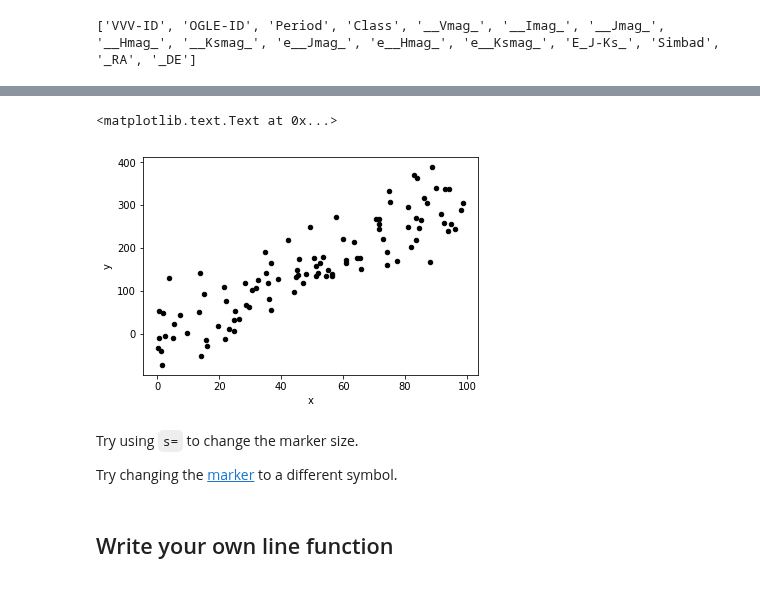
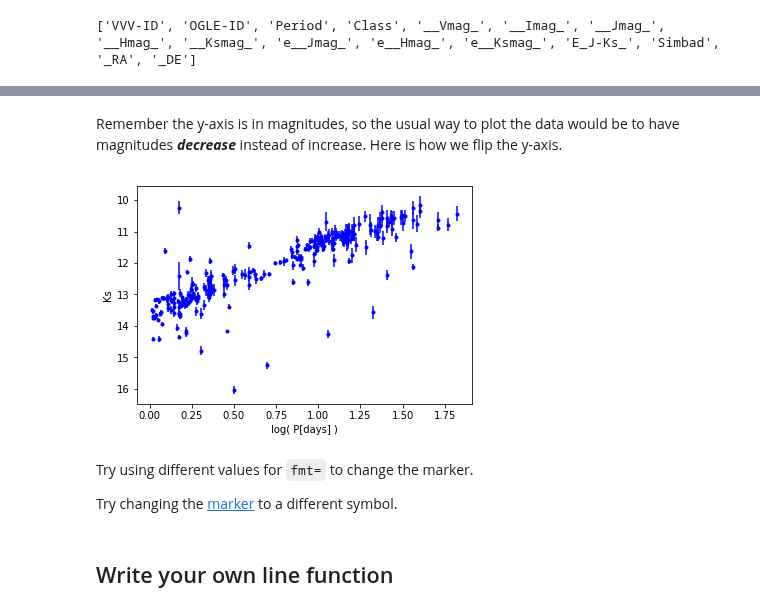
Before and after one commit to astropy/astropy-tutorials, a Jupyter notebook: tutorials/astropy-modeling/astropy-modeling.ipynb, the cells around one changed output, grey strips where cells are left out. Drawn from its saved outputs; the diff is of its cells as text; code cells hidden in the pictures.

```diff
--- a/tutorials/astropy-modeling/astropy-modeling.ipynb
+++ b/tutorials/astropy-modeling/astropy-modeling.ipynb
@@ -90,14 +69,16 @@ Let's make a scatter plot of the data.
-# %%
-plt.scatter(aq_x, aq_y, s=20, color='k')
-plt.xlabel("x")
-plt.ylabel("y")
-# %% [output]
-<matplotlib.text.Text at 0x...>
-[figure, removed]
+# %% [markdown]
+Remember the y-axis is in magnitudes, so the usual way to plot the data would be to have magnitudes ***decrease*** instead of increase.  Here is how we flip the y-axis.
+# %%
+plt.errorbar(log10_period,k_mag,yerr=k_mag_err,fmt='b.')
+plt.xlabel('log( P[days] )')
+plt.ylabel(r'Ks')
+plt.gca().invert_yaxis() # command to flip the y-axis
+# %% [output]
+[figure, added]
 # %% [markdown]
-Try using `s=` to change the marker size.
+Try using different values for `fmt=` to change the marker.
 
-Try changing the [marker](https://matplotlib.org/api/markers_api.html) to a different symbol.
+Try changing the [marker](http://matplotlib.org/devdocs/api/_as_gen/matplotlib.axes.Axes.errorbar.html) to a different symbol.
 # %% [markdown]
 ## Write your own line function
 # %% [markdown]
```
Also changed, not shown: parts of 12 cells of this notebook.
